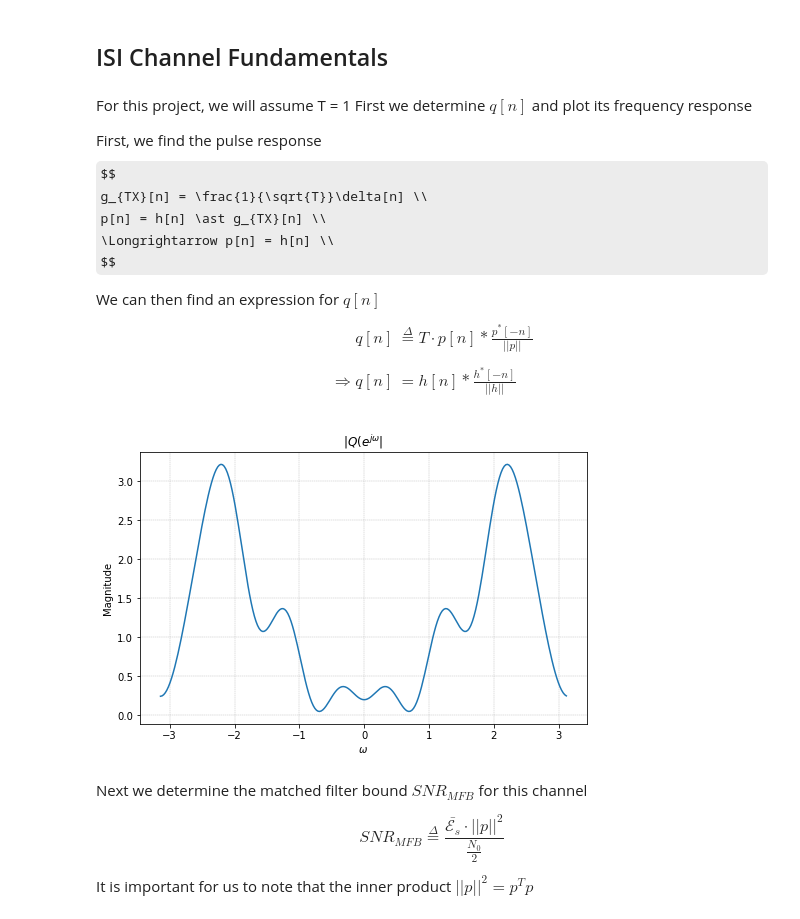
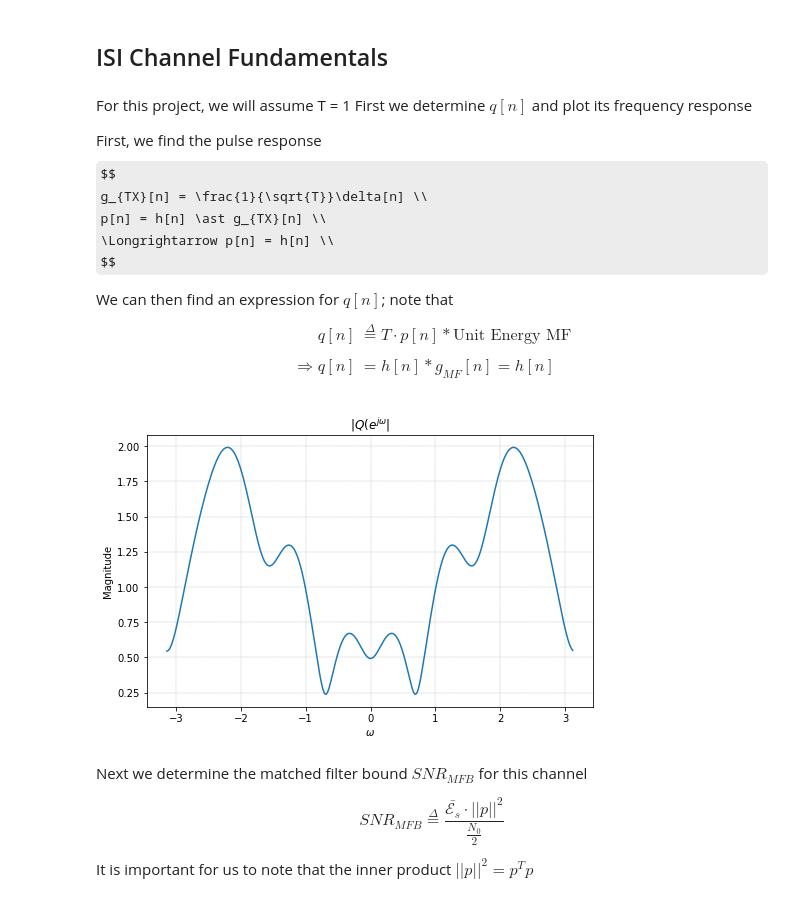
Before and after one commit to JacksonPaull/OFDM, a Jupyter notebook: project.ipynb, the cells around one changed output. Saved outputs shown, nothing was run; the diff lists cells and outputs as text; code cells hidden in the pictures; some formulas as TeX source.

```diff
--- a/project.ipynb
+++ b/project.ipynb
@@ -39,32 +45,31 @@ p[n] = h[n] \ast g_{TX}[n] \\
 \Longrightarrow p[n] = h[n] \\
 $$
 
-We can then find an expression for $q[n]$
+We can then find an expression for $q[n]$; note that
 $$
 \begin{equation*}
     \begin{split}
-    q[n] &\overset{\Delta}{=} T \cdot p[n] \ast \frac{p^*[-n]}{||p||} \\
+    q[n] &\overset{\Delta}{=} T \cdot p[n] \ast \text{Unit Energy MF} \\
     \\
-    \Longrightarrow q[n] &= h[n] \ast \frac{h^*[-n]}{||h||}
+    \Longrightarrow q[n] &= h[n] \ast g_{MF}[n] = h[n]
     \end{split}
 \end{equation*}
 $$
 # %%
 __n__ = 256 # Adjust to change the smoothness of the produced figure
 
-q = np.convolve(h, np.conj(h[::-1]) / np.sqrt(h @ h))
-# q = h
+q = h.copy()
 Q = fft(q, __n__)
 
 fig = plt.figure(figsize=(8, 5))
 plt.plot(np.arange(-np.pi, np.pi, 2*np.pi/__n__), np.abs(Q))
 plt.title('$|Q(e^{j\omega}|$')
 plt.ylabel('Magnitude')
 plt.xlabel('$\omega$')
 plt.grid(True, ls='--', lw=0.4)
 plt.show()
 # %% [output]
-[figure, old version]
+[figure, new version]
 # %% [markdown]
 Next we determine the matched filter bound $SNR_{MFB}$ for this channel
 
```
Also changed, not shown: parts of 34 cells of this notebook, 3 other files.
